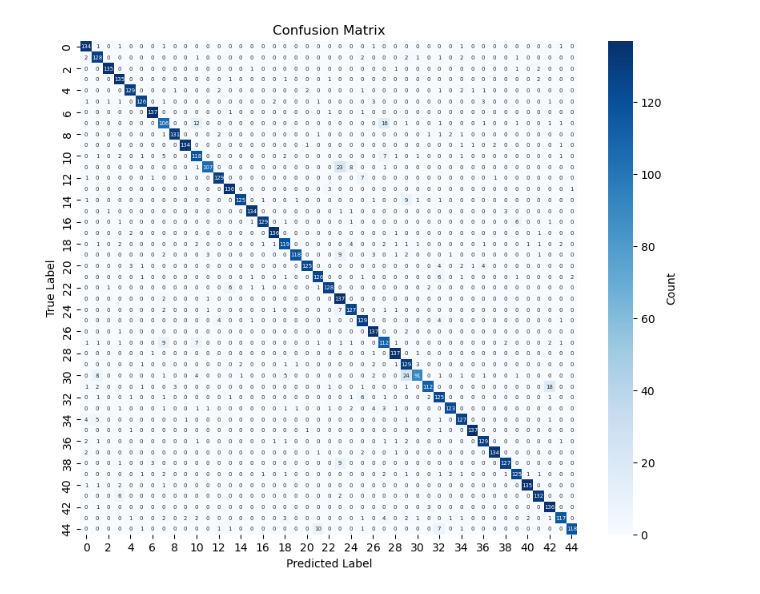
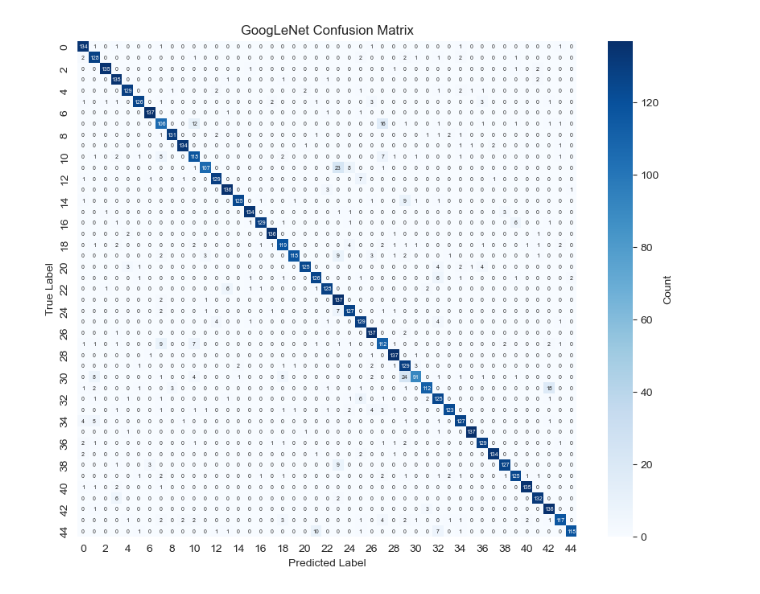
Before and after one commit to JackieLin2004/Intelligent-RS, a Jupyter notebook: GoogLeNet/draw_indicators.ipynb, the cells around one changed output. Saved outputs shown, nothing was run; the diff lists cells and outputs as text; code cells hidden in the pictures.

Commit message:
Completion of GoogLeNet's metrics chart

```diff
--- a/GoogLeNet/draw_indicators.ipynb
+++ b/GoogLeNet/draw_indicators.ipynb
@@ -1,29 +1,29 @@
 # %%
 import matplotlib.pyplot as plt
 import seaborn as sns
 from sklearn.metrics import confusion_matrix
 
 # 读取真实标签和预测结果
 all_labels = []
 all_preds = []
 with open("./best_model_labels_preds.txt", "r") as f:
     for line in f:
         label, pred = map(int, line.strip().split())
         all_labels.append(label)
         all_preds.append(pred)
 
 # 计算混淆矩阵
 conf_matrix = confusion_matrix(all_labels, all_preds)
 
 # 绘制混淆矩阵热力图
 plt.figure(figsize=(10, 8))  # 调整图形大小
 sns.heatmap(conf_matrix, annot=True, fmt="d", cmap="Blues", cbar_kws={'label': 'Count'}, annot_kws={"size": 5})
 plt.xlabel("Predicted Label")
 plt.ylabel("True Label")
-plt.title("Confusion Matrix")
+plt.title("GoogLeNet Confusion Matrix")
 
 # 保存图像
-plt.savefig("./confusion_matrix.png", dpi=500)  # 保存为高分辨率图片
+plt.savefig("./GoogLeNet_Confusion_Matrix.png", dpi=500)  # 保存为高分辨率图片
 plt.show()
 # %% [output]
-[figure, old version]
+[figure, new version]
```
Also changed, not shown: parts of 2 cells of this notebook, 4 other files.
